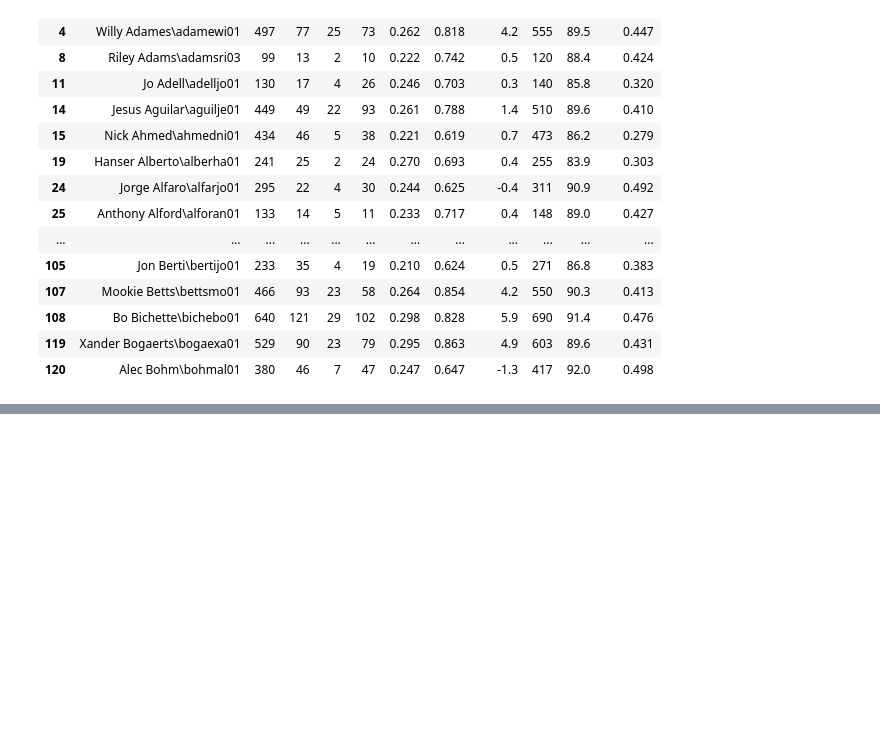
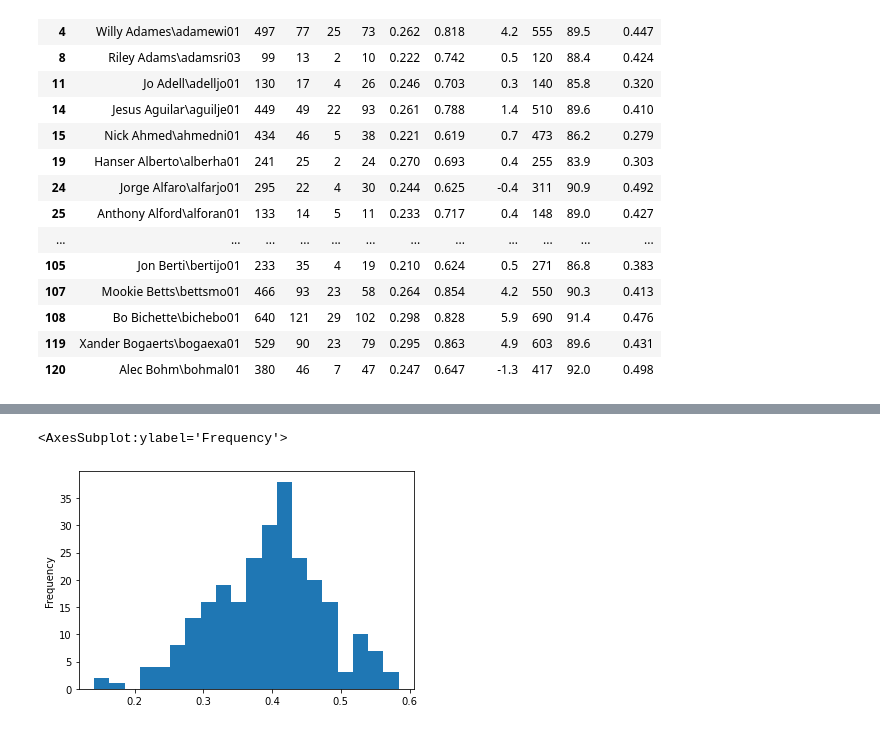
Before and after one commit to nrossidb/MLB-hard-hits-to-player-value, a Jupyter notebook: code_and_data/01_cleaning_and_eda.ipynb, the cells around one changed output, grey strips where cells are left out. Drawn from its saved outputs; the diff is of its cells as text; code cells hidden in the pictures; blank space fills up the shorter version.

```diff
--- a/code_and_data/01_cleaning_and_eda.ipynb
+++ b/code_and_data/01_cleaning_and_eda.ipynb
@@ -222,0 +254,5 @@ qualified_batters.head(30)
+# %%
+qualified_batters['HardH%'].plot.hist(bins=20)
+# %% [output]
+<AxesSubplot:ylabel='Frequency'>
+[figure, added]
```
Also changed, not shown: parts of 4 cells of this notebook.
